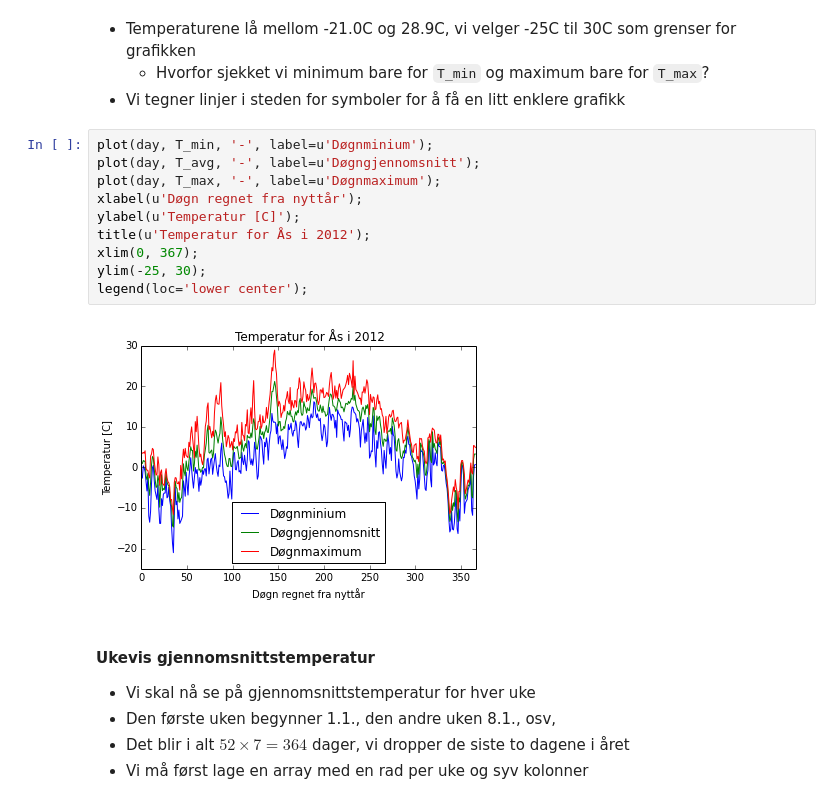
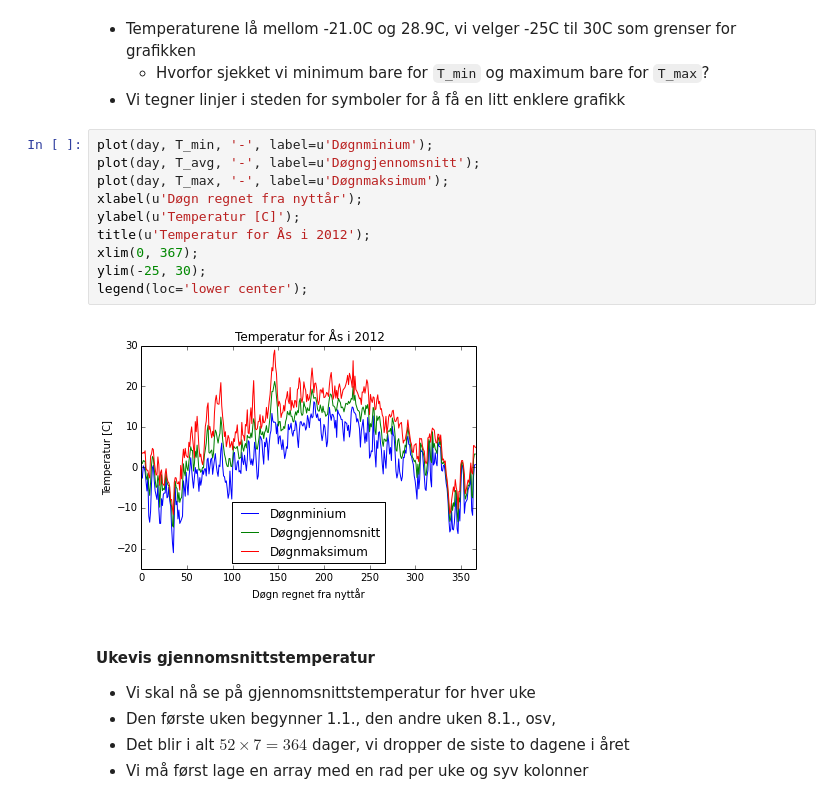
Before and after one commit to Ranmar/UMB_INF100_H13, a Jupyter notebook: Forelesninger/INF100_H13_F06.ipynb, the cells around one changed output. Drawn from its saved outputs; the diff is of its cells as text.

```diff
--- a/Forelesninger/INF100_H13_F06.ipynb
+++ b/Forelesninger/INF100_H13_F06.ipynb
@@ -357,15 +369,15 @@ print T_max.max()
 # %%
 plot(day, T_min, '-', label=u'Døgnminium');
 plot(day, T_avg, '-', label=u'Døgngjennomsnitt');
-plot(day, T_max, '-', label=u'Døgnmaximum');
+plot(day, T_max, '-', label=u'Døgnmaksimum');
 xlabel(u'Døgn regnet fra nyttår');
 ylabel(u'Temperatur [C]');
 title(u'Temperatur for Ås i 2012');
 xlim(0, 367);
 ylim(-25, 30);
 legend(loc='lower center');
 # %% [output]
-[figure, old version]
+[figure, new version]
 # %% [markdown]
 #### Ukevis gjennomsnittstemperatur
 
```
Also changed, not shown: parts of 4 cells of this notebook.
